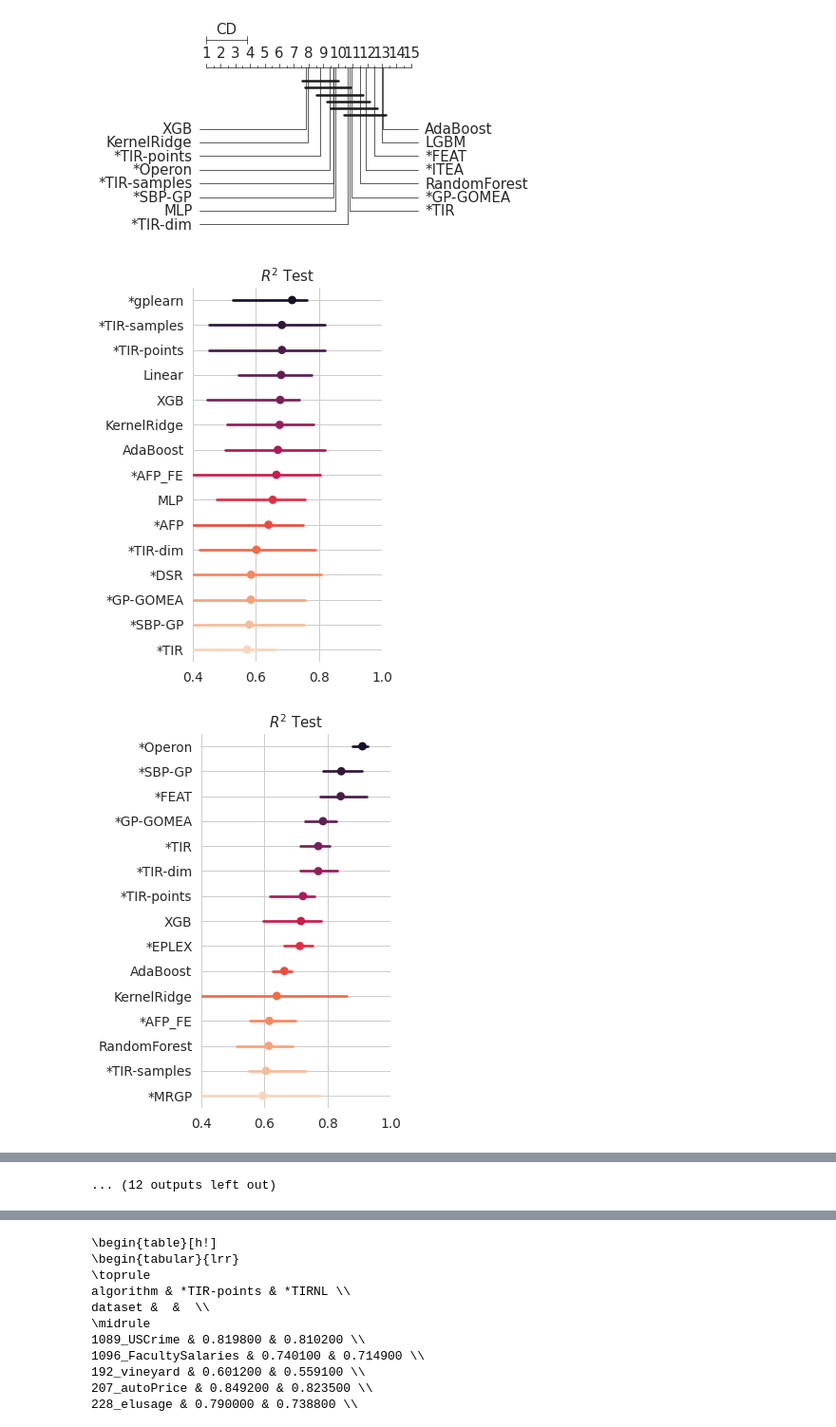
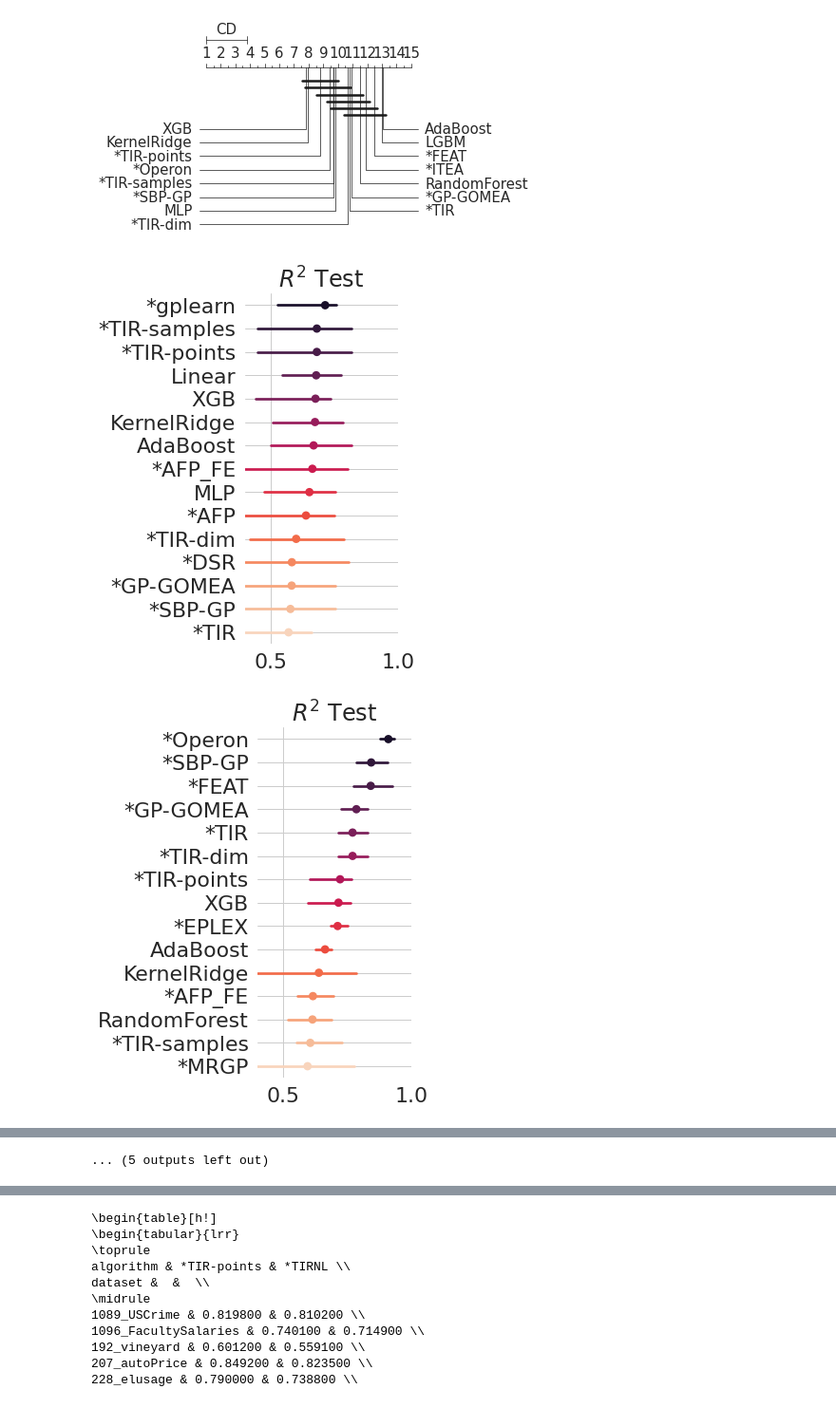
Before and after one commit to folivetti/tir, a Jupyter notebook: papers/TELO/results/Results-Extended.ipynb, the cells around one changed output, grey strips where cells are left out. Shown at 95% size. Drawn from its saved outputs; the diff is of its cells as text; code cells hidden in the pictures.

```diff
--- a/papers/TELO/results/Results-Extended.ipynb
+++ b/papers/TELO/results/Results-Extended.ipynb
@@ -253,7 +265,7 @@ for ax, title in zip(g.axes.flat, titles):
     ax.yaxis.grid(True)
 
 sns.despine(left=True, bottom=True)
-
+sns.set(font_scale=1)
 #save(name='_'.join(['pairgrid-pointplot']+x_vars))
 plt.savefig("figs/penalty_results.pdf", bbox_inches='tight')
 # %% [output]
@@ -315,7 +327,7 @@ for ax, title in zip(g.axes.flat, titles):
     ax.yaxis.grid(True)
 
 sns.despine(left=True, bottom=True)
-
+sns.set(font_scale=1)
 #save(name='_'.join(['pairgrid-pointplot']+x_vars))
 plt.savefig("figs/penalty_fri_results.pdf", bbox_inches='tight')
 # %% [output]
@@ -384,6 +396,7 @@ for ax, title in zip(g.axes.flat, titles):
     ax.yaxis.grid(True)
 
 sns.despine(left=True, bottom=True)
+sns.set(font_scale=1)
 
 #save(name='_'.join(['pairgrid-pointplot']+x_vars))
 plt.savefig("figs/penalty_nonfri_results.pdf", bbox_inches='tight')
@@ -472,23 +485,24 @@ def plot_selection(df, datasets, fname, friedman = False):
         ax.yaxis.grid(True)
 
     sns.despine(left=True, bottom=True)
+    sns.set(font_scale=2)
     plt.savefig(f"figs/{fname}_{'fri' if friedman else 'nonfri'}_results.pdf", bbox_inches='tight')
 # %%
 df_datasets = pd.read_csv("datasets_info.csv")
 samples_ranges = [(0, 100), (101, 500), (501, 1000), (1001, 9999), (10000, 2000000)]
 feats_ranges = [(0, 5), (6, 10), (11, 20), (21, 50), (51, 1001)]
 
 for x,y in samples_ranges:
     names = df_datasets[(df_datasets.nsamples >= x) & (df_datasets.nsamples <= y)].name.values
     plot_selection(df_plotPenalty, names, f"nsamples_{x}_{y}")
     plot_selection(df_plotPenalty, names, f"nsamples_{x}_{y}", True)
-    cd_plot(df_plotPenalty[(df_plotPenalty.dataset.isin(names)) & (df_plotPenalty.dataset.str.contains("_fri_"))],f"figs/cd_nsamples_{x}_{y}_fri_results.pdf")
+    #cd_plot(df_plotPenalty[(df_plotPenalty.dataset.isin(names)) & (df_plotPenalty.dataset.str.contains("_fri_"))],f"figs/cd_nsamples_{x}_{y}_fri_results.pdf")
 
 for x,y in feats_ranges:
     names = df_datasets[(df_datasets.nfeatures >= x) & (df_datasets.nfeatures <= y)].name.values
     plot_selection(df_plotPenalty, names, f"nfeatures_{x}_{y}")
     plot_selection(df_plotPenalty, names, f"nfeatures_{x}_{y}", True)
-    cd_plot(df_plotPenalty[(df_plotPenalty.dataset.isin(names)) & (df_plotPenalty.dataset.str.contains("_fri_"))],f"figs/cd_nfeatures_{x}_{y}_fri_results.pdf")
+    #cd_plot(df_plotPenalty[(df_plotPenalty.dataset.isin(names)) & (df_plotPenalty.dataset.str.contains("_fri_"))],f"figs/cd_nfeatures_{x}_{y}_fri_results.pdf")
 # %% [output]
-[figure, old version]
+[figure, new version]
-[figure, old version]
+[figure, new version]
@@ -505,4 +519,4 @@ for x,y in feats_ranges:
-... (12 outputs left out)
+... (5 outputs left out)
 # %%
 
 for cat in ['c0', 'c1', 'c2', 'c3', 'c4']:
```
Also changed, not shown: parts of 11 cells of this notebook, 36 other files.
